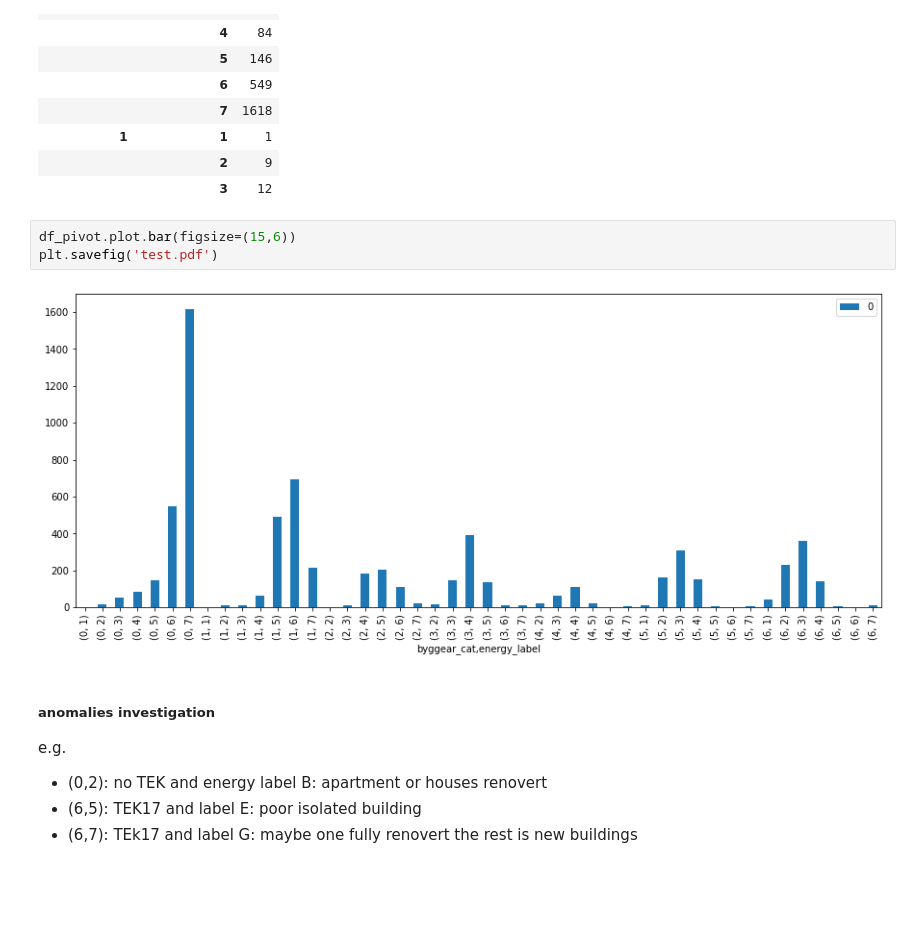
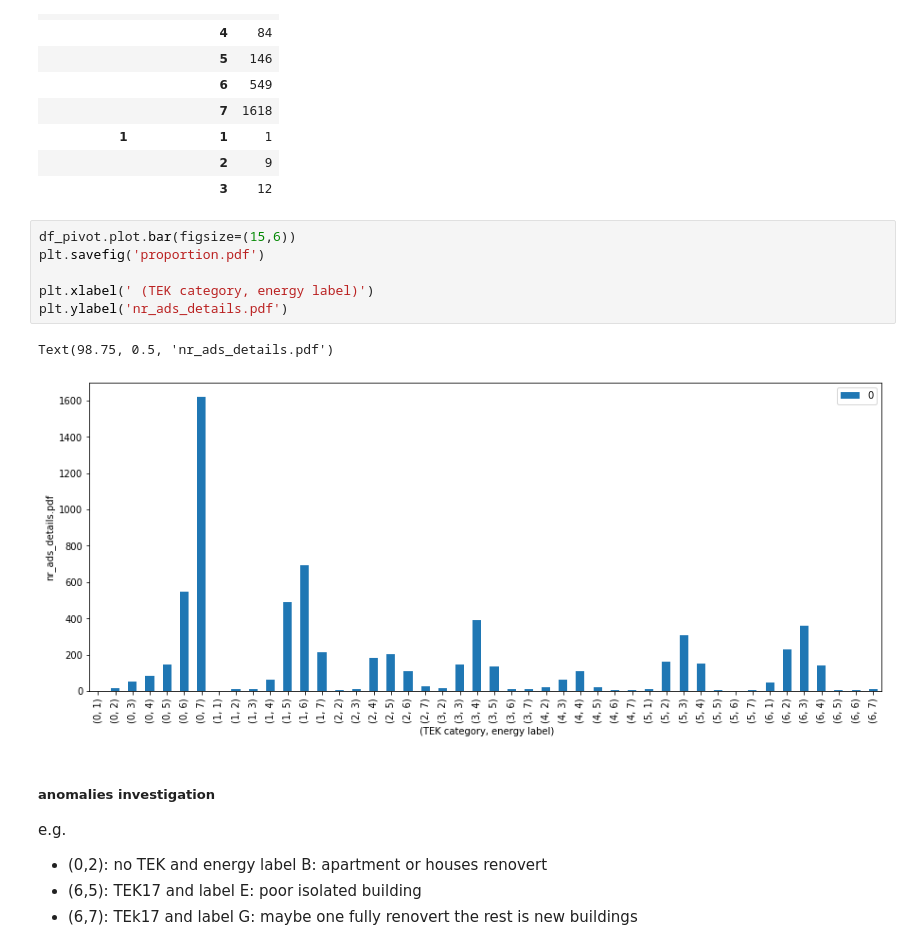
Before and after one commit to sysco-middleware/CLimateHackathon2022, a Jupyter notebook: Cleaning data .ipynb, the cells around one changed output. Saved outputs shown, nothing was run; the diff lists cells and outputs as text; blank space fills up the shorter version.

```diff
--- a/Cleaning data .ipynb
+++ b/Cleaning data .ipynb
@@ -165,9 +174,13 @@ df_pivot.head(10)
 |  | 3 | 12 |
 # %%
 df_pivot.plot.bar(figsize=(15,6))
-plt.savefig('test.pdf')
+plt.savefig('proportion.pdf')
+
+plt.xlabel(' (TEK category, energy label)')
+plt.ylabel('nr_ads_details.pdf')
 # %% [output]
+Text(98.75, 0.5, 'nr_ads_details.pdf')
-[figure, old version]
+[figure, new version]
 # %% [markdown]
 #####  anomalies investigation
 e.g.
```
Also changed, not shown: parts of 7 cells of this notebook, 9 other files.
